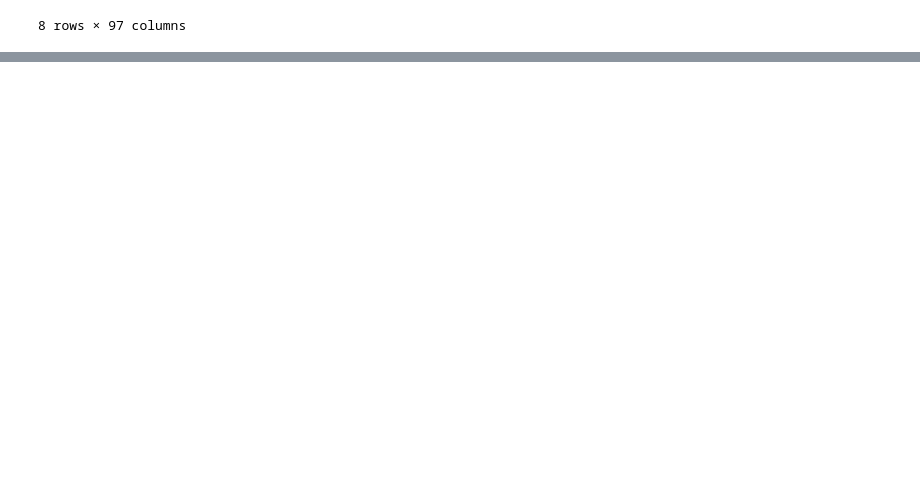
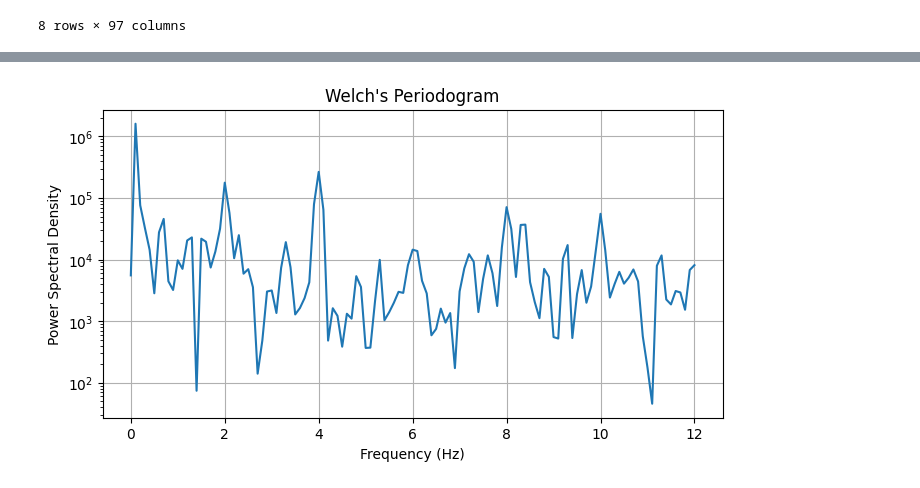
Before and after one commit to Rigor-do/2024-2-temporal-series-sp-ufes, a Jupyter notebook: notebooks/00-Data-Processing.ipynb, the cells around one changed output, grey strips where cells are left out. Saved outputs shown, nothing was run; the diff lists cells and outputs as text; code cells hidden in the pictures; blank space fills up the shorter version.

```diff
--- a/notebooks/00-Data-Processing.ipynb
+++ b/notebooks/00-Data-Processing.ipynb
@@ -141,0 +487,14 @@ data_pd_tuberculose.describe()
+# %%
+from scipy.signal import welch
+
+frequencies, power = welch(dados_agrupados["quantidade"], 24, nperseg=256)
+
+plt.figure(figsize=(8, 4))
+plt.semilogy(frequencies, power)
+plt.xlabel('Frequency (Hz)')
+plt.ylabel('Power Spectral Density')
+plt.title("Welch's Periodogram")
+plt.grid()
+plt.show()
+# %% [output]
+[figure, added]
```
Also changed, not shown: parts of 33 cells of this notebook.
